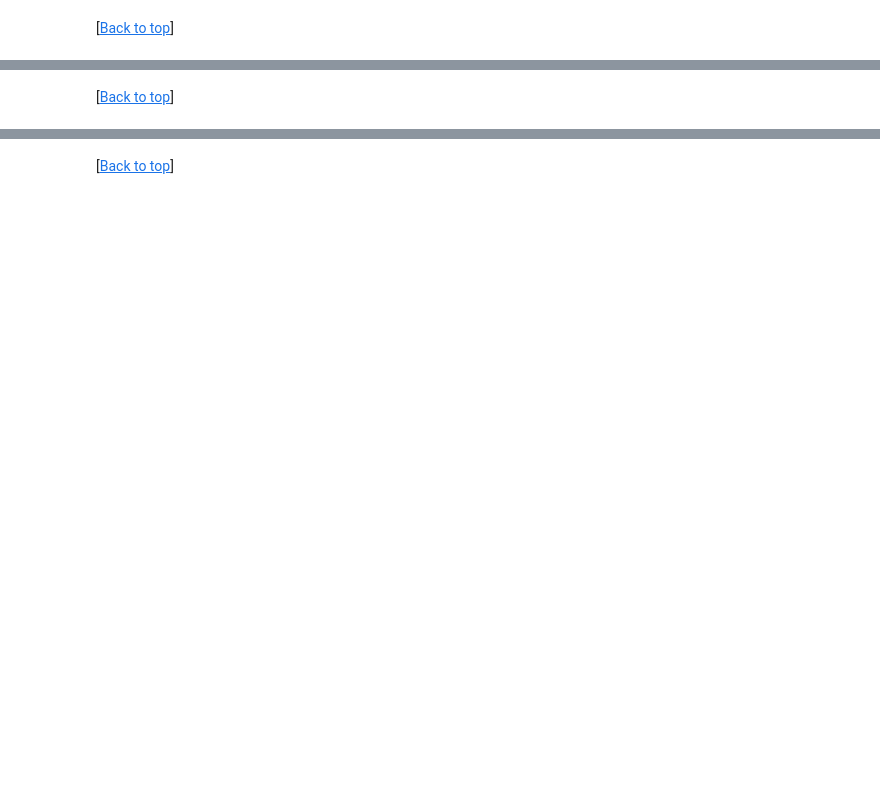
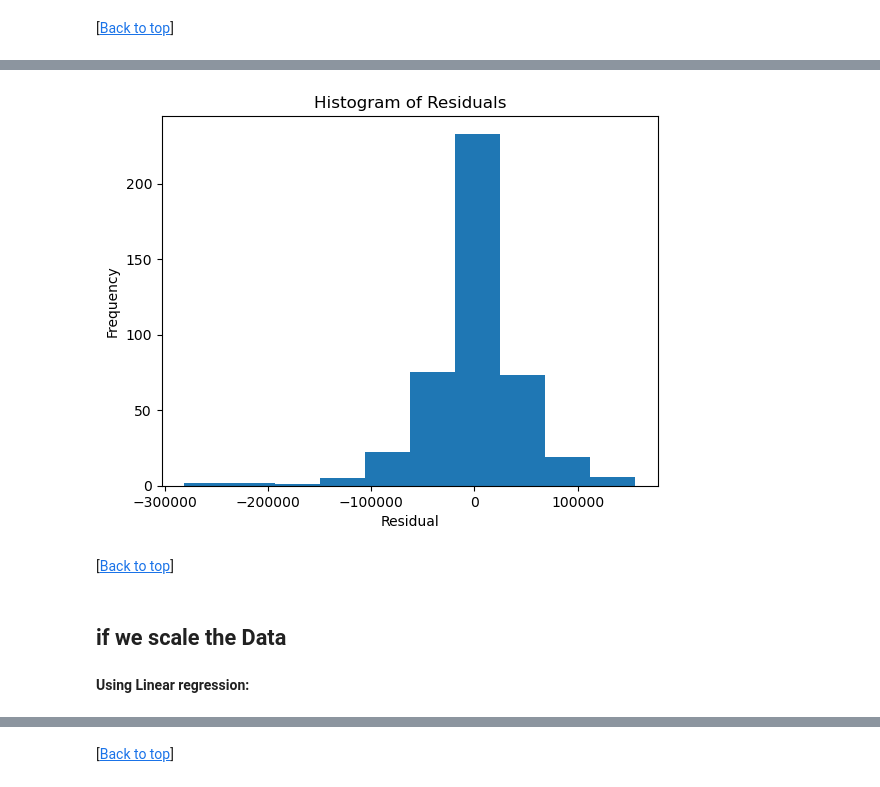
Before and after one commit to asiyashakeel78/Spring-Board, a Jupyter notebook: Capstone Project 2/House Prices Prediction-Modeling.ipynb, the cells around one changed output, grey strips where cells are left out. Saved outputs shown, nothing was run; the diff lists cells and outputs as text; code cells hidden in the pictures; blank space fills up the shorter version.

```diff
--- a/Capstone Project 2/House Prices Prediction-Modeling.ipynb
+++ b/Capstone Project 2/House Prices Prediction-Modeling.ipynb
@@ -314,2 +409,18 @@ plt.show()
+# %%
+# Calculate residuals
+residuals = [predicted - actual for predicted, actual in zip(test_data2['Predicted'], test_data2['Actual'])]
+
+# Create histogram
+plt.hist(residuals)  # Adjust the number of bins as per your preference
+plt.xlabel('Residual')
+plt.ylabel('Frequency')
+plt.title('Histogram of Residuals')
+plt.show()
+# %% [output]
+[figure, added]
 # %% [markdown]
 [<a href="#3.Modeling">Back to top</a>]
+# %% [markdown]
+## if we scale the Data
+# %% [markdown]
+__Using Linear regression:__
```
Also changed, not shown: parts of 38 cells of this notebook.
